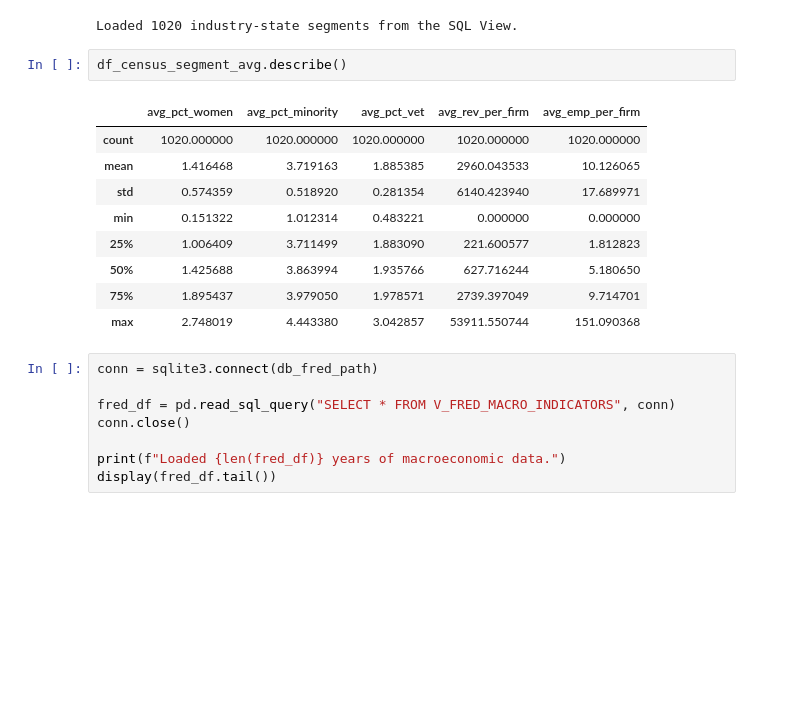
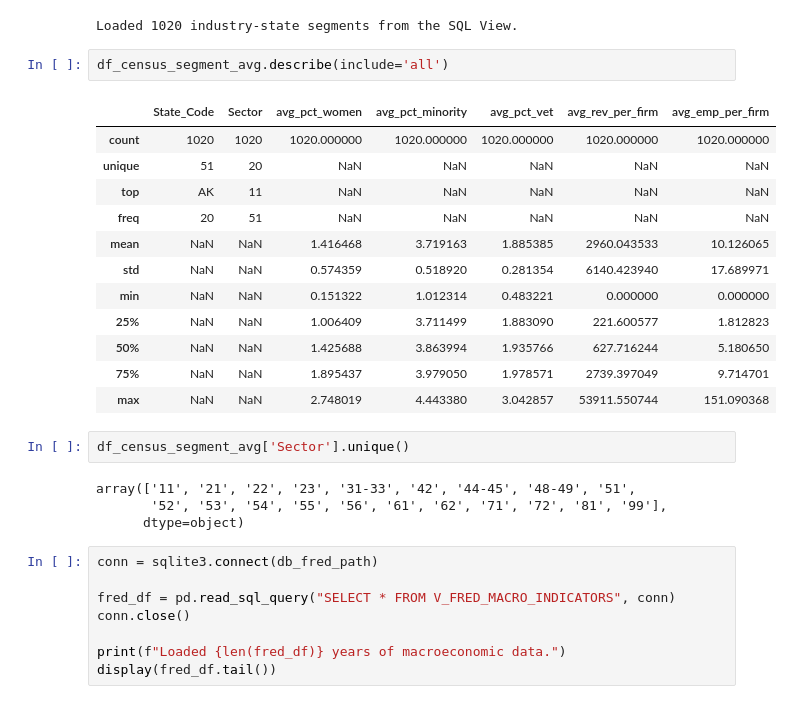
Before and after one commit to CPSC-5071-SELECT-ALL-FROM-STRUGGLING/FairLend-SBA, a Jupyter notebook: notebooks/02_Census_FRED_EDA.ipynb, the cells around one changed output. Cells and saved outputs as stored; diff of their text form; blank space fills up the shorter version.

```diff
--- a/notebooks/02_Census_FRED_EDA.ipynb
+++ b/notebooks/02_Census_FRED_EDA.ipynb
@@ -191,17 +190,26 @@ print(f"Loaded {len(df_census_segment_avg)} industry-state segments from the SQL
 # %% [output]
 Loaded 1020 industry-state segments from the SQL View.
 # %%
-df_census_segment_avg.describe()
+df_census_segment_avg.describe(include='all')
 # %% [output]
-|  | avg_pct_women | avg_pct_minority | avg_pct_vet | avg_rev_per_firm | avg_emp_per_firm |
-| count | 1020.000000 | 1020.000000 | 1020.000000 | 1020.000000 | 1020.000000 |
-| mean | 1.416468 | 3.719163 | 1.885385 | 2960.043533 | 10.126065 |
-| std | 0.574359 | 0.518920 | 0.281354 | 6140.423940 | 17.689971 |
-| min | 0.151322 | 1.012314 | 0.483221 | 0.000000 | 0.000000 |
-| 25% | 1.006409 | 3.711499 | 1.883090 | 221.600577 | 1.812823 |
-| 50% | 1.425688 | 3.863994 | 1.935766 | 627.716244 | 5.180650 |
-| 75% | 1.895437 | 3.979050 | 1.978571 | 2739.397049 | 9.714701 |
-| max | 2.748019 | 4.443380 | 3.042857 | 53911.550744 | 151.090368 |
+|  | State_Code | Sector | avg_pct_women | avg_pct_minority | avg_pct_vet | avg_rev_per_firm | avg_emp_per_firm |
+| count | 1020 | 1020 | 1020.000000 | 1020.000000 | 1020.000000 | 1020.000000 | 1020.000000 |
+| unique | 51 | 20 | NaN | NaN | NaN | NaN | NaN |
+| top | AK | 11 | NaN | NaN | NaN | NaN | NaN |
+| freq | 20 | 51 | NaN | NaN | NaN | NaN | NaN |
+| mean | NaN | NaN | 1.416468 | 3.719163 | 1.885385 | 2960.043533 | 10.126065 |
+| std | NaN | NaN | 0.574359 | 0.518920 | 0.281354 | 6140.423940 | 17.689971 |
+| min | NaN | NaN | 0.151322 | 1.012314 | 0.483221 | 0.000000 | 0.000000 |
+| 25% | NaN | NaN | 1.006409 | 3.711499 | 1.883090 | 221.600577 | 1.812823 |
+| 50% | NaN | NaN | 1.425688 | 3.863994 | 1.935766 | 627.716244 | 5.180650 |
+| 75% | NaN | NaN | 1.895437 | 3.979050 | 1.978571 | 2739.397049 | 9.714701 |
+| max | NaN | NaN | 2.748019 | 4.443380 | 3.042857 | 53911.550744 | 151.090368 |
+# %%
+df_census_segment_avg['Sector'].unique()
+# %% [output]
+array(['11', '21', '22', '23', '31-33', '42', '44-45', '48-49', '51',
+       '52', '53', '54', '55', '56', '61', '62', '71', '72', '81', '99'],
+      dtype=object)
 # %%
 conn = sqlite3.connect(db_fred_path)
 
```
Also changed, not shown: parts of 3 cells of this notebook, 2 other files.
